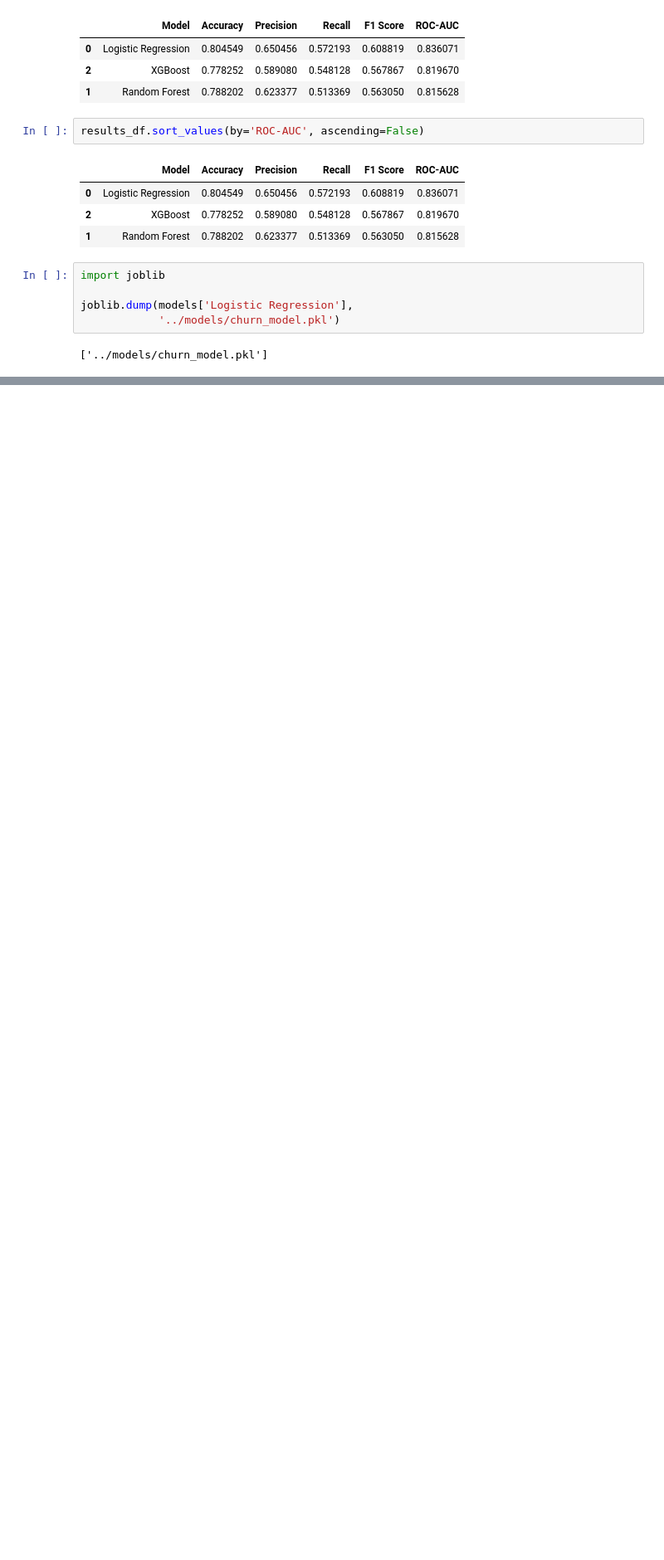
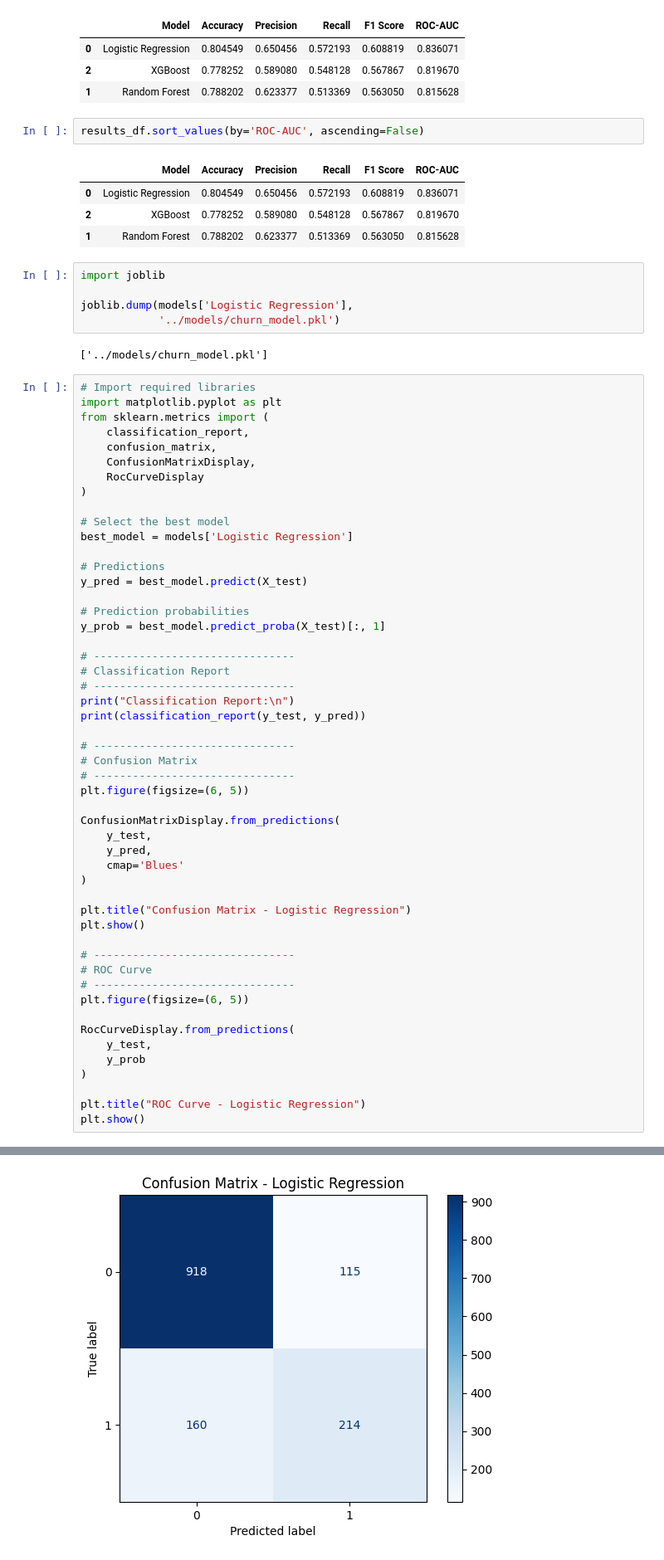
Before and after one commit to gurunath-SR/Customer-Churn-Prediction, a Jupyter notebook: notebooks/03_Model_Training.ipynb, the cells around one changed output, grey strips where cells are left out. Shown at 83% size. Drawn from its saved outputs; the diff is of its cells as text; blank space fills up the shorter version.

Commit message:
Phase 5: Added model evaluation and visualizations

```diff
--- a/notebooks/03_Model_Training.ipynb
+++ b/notebooks/03_Model_Training.ipynb
@@ -72,3 +72,55 @@ joblib.dump(models['Logistic Regression'],
             '../models/churn_model.pkl')
 # %% [output]
 ['../models/churn_model.pkl']
+# %%
+# Import required libraries
+import matplotlib.pyplot as plt
+from sklearn.metrics import (
+    classification_report,
+    confusion_matrix,
+    ConfusionMatrixDisplay,
+    RocCurveDisplay
+)
+
+# Select the best model
+best_model = models['Logistic Regression']
+
+# Predictions
+y_pred = best_model.predict(X_test)
+
+# Prediction probabilities
+y_prob = best_model.predict_proba(X_test)[:, 1]
+
+# -------------------------------
+# Classification Report
+# -------------------------------
+print("Classification Report:\n")
+print(classification_report(y_test, y_pred))
+
+# -------------------------------
+# Confusion Matrix
+# -------------------------------
+plt.figure(figsize=(6, 5))
+
+ConfusionMatrixDisplay.from_predictions(
+    y_test,
+    y_pred,
+    cmap='Blues'
+)
+
+plt.title("Confusion Matrix - Logistic Regression")
+plt.show()
+
+# -------------------------------
+# ROC Curve
+# -------------------------------
+plt.figure(figsize=(6, 5))
+
+RocCurveDisplay.from_predictions(
+    y_test,
+    y_prob
+)
+
+plt.title("ROC Curve - Logistic Regression")
+plt.show()
+# %% [output]
@@ -74,0 +138 @@ joblib.dump(models['Logistic Regression'],
+[figure, added]
```
Also changed, not shown: parts of 3 cells of this notebook.
